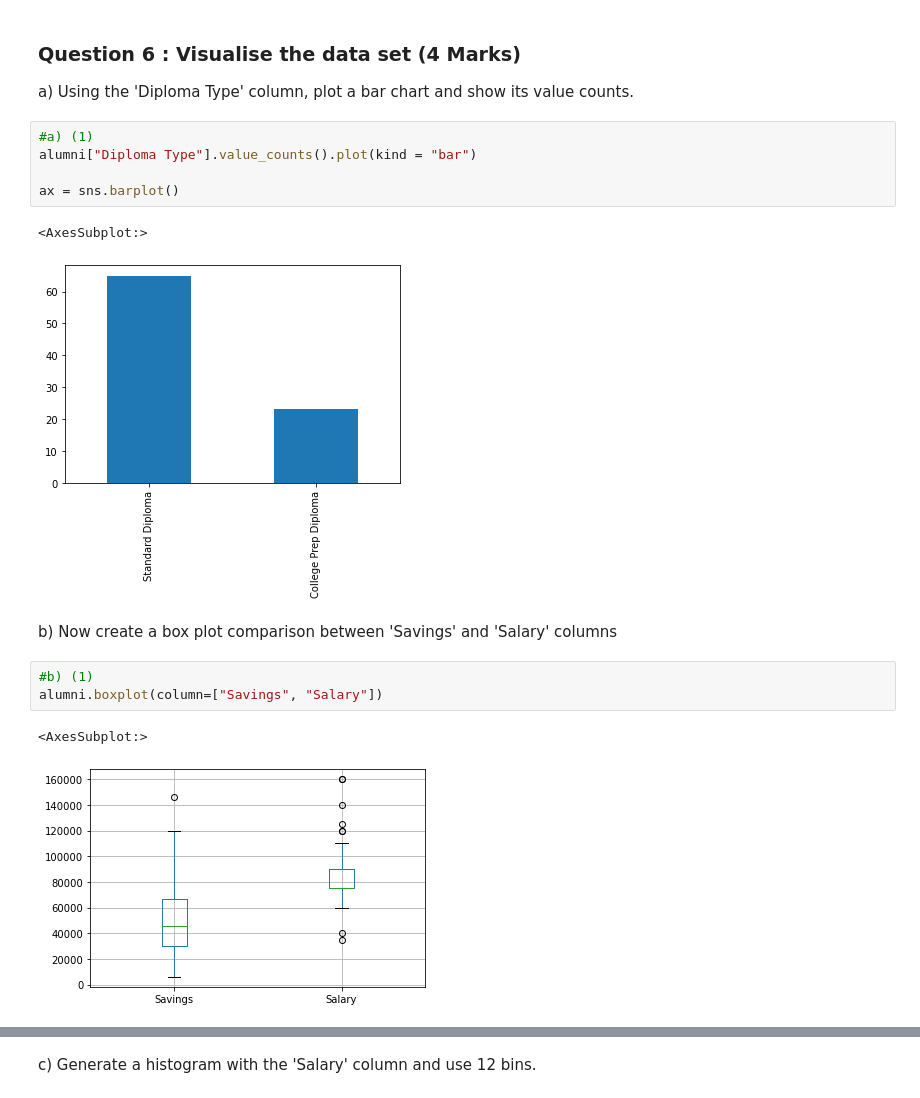
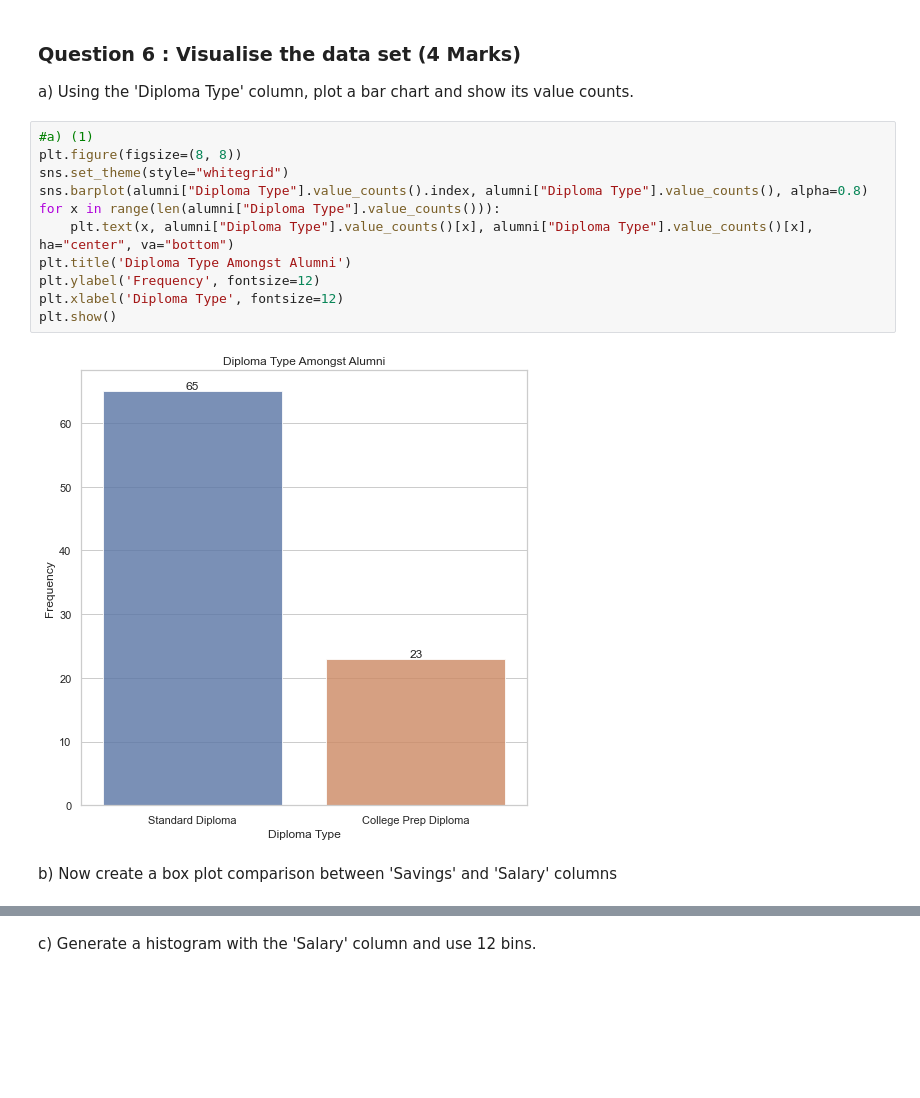
Before and after one commit to clarenochieng/ADS-Assignment-1, a Jupyter notebook: Pandas Assignment.ipynb, the cells around one changed output, grey strips where cells are left out. Cells and saved outputs as stored; diff of their text form; blank space fills up the shorter version.

```diff
--- a/Pandas Assignment.ipynb
+++ b/Pandas Assignment.ipynb
@@ -200,19 +210,18 @@ alumni[alumni["Fee"] > 15000]
 ### Question 6 :  Visualise the data set (4 Marks)
 
 a) Using the 'Diploma Type' column, plot a bar chart and show its value counts.
-# %%
-#a) (1)
-alumni["Diploma Type"].value_counts().plot(kind = "bar")
-
-ax = sns.barplot()
-# %% [output]
-<AxesSubplot:>
-[figure, removed]
+# %%
+#a) (1)
+plt.figure(figsize=(8, 8))
+sns.set_theme(style="whitegrid")
+sns.barplot(alumni["Diploma Type"].value_counts().index, alumni["Diploma Type"].value_counts(), alpha=0.8)
+for x in range(len(alumni["Diploma Type"].value_counts())):
+    plt.text(x, alumni["Diploma Type"].value_counts()[x], alumni["Diploma Type"].value_counts()[x], ha="center", va="bottom")
+plt.title('Diploma Type Amongst Alumni')
+plt.ylabel('Frequency', fontsize=12)
+plt.xlabel('Diploma Type', fontsize=12)
+plt.show()
+# %% [output]
+[figure, added]
 # %% [markdown]
 b) Now create a box plot comparison between 'Savings' and 'Salary' columns
-# %%
-#b) (1)
-alumni.boxplot(column=["Savings", "Salary"])
-# %% [output]
-<AxesSubplot:>
-[figure, removed]
```
Also changed, not shown: parts of 7 cells of this notebook.
